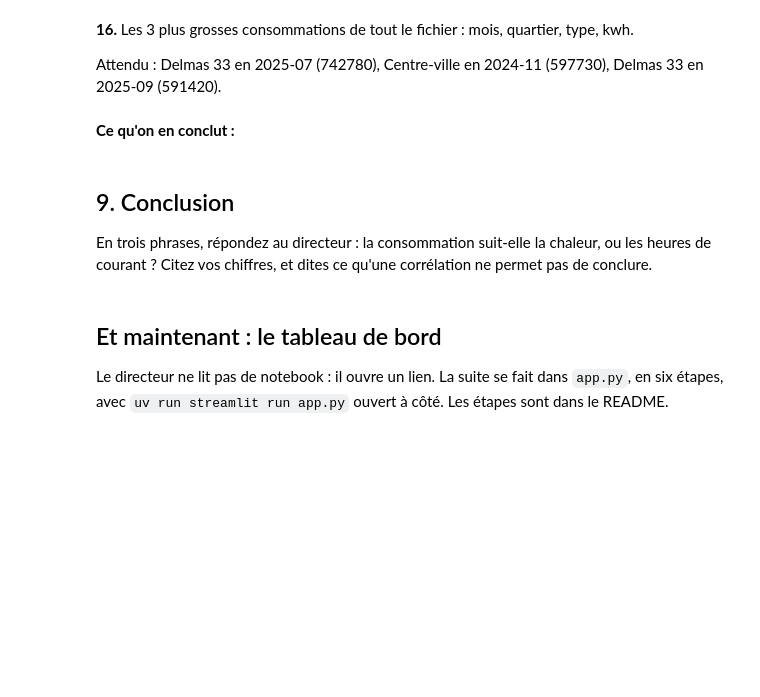
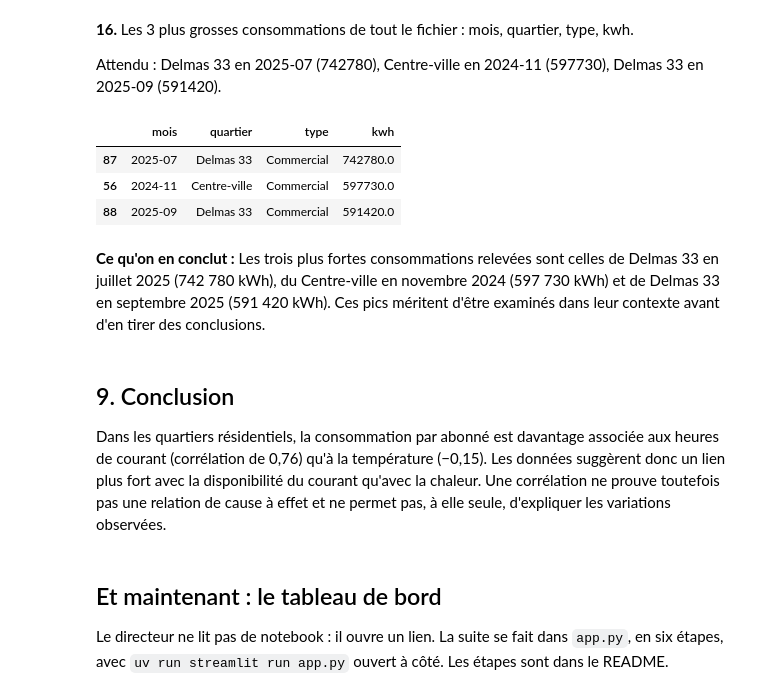
Before and after one commit to maxangelotnatoux/exercice-electricite, a Jupyter notebook: exploration.ipynb, the cells around one changed output. Saved outputs shown, nothing was run; the diff lists cells and outputs as text; code cells hidden in the pictures; blank space fills up the shorter version.

```diff
--- a/exploration.ipynb
+++ b/exploration.ipynb
@@ -271,12 +416,22 @@ Attendu : médiane de 10.0 heures à Cap-Haïtien, entre 11.6 et 11.9 ailleurs ;
 **16.** Les 3 plus grosses consommations de tout le fichier : mois, quartier, type, kwh.
 
 Attendu : Delmas 33 en 2025-07 (742780), Centre-ville en 2024-11 (597730), Delmas 33 en 2025-09 (591420).
+# %%
+plus_grosses_consommations = avec_meteo.nlargest(3, "kwh")[[
+    "mois", "quartier", "type", "kwh"
+]]
+display(plus_grosses_consommations)
+# %% [output]
+|  | mois | quartier | type | kwh |
+| 87 | 2025-07 | Delmas 33 | Commercial | 742780.0 |
+| 56 | 2024-11 | Centre-ville | Commercial | 597730.0 |
+| 88 | 2025-09 | Delmas 33 | Commercial | 591420.0 |
 # %% [markdown]
-**Ce qu'on en conclut :**
+**Ce qu'on en conclut :** Les trois plus fortes consommations relevées sont celles de Delmas 33 en juillet 2025 (742 780 kWh), du Centre-ville en novembre 2024 (597 730 kWh) et de Delmas 33 en septembre 2025 (591 420 kWh). Ces pics méritent d'être examinés dans leur contexte avant d'en tirer des conclusions.
 # %% [markdown]
 ## 9. Conclusion
 
-En trois phrases, répondez au directeur : la consommation suit-elle la chaleur, ou les heures de courant ? Citez vos chiffres, et dites ce qu'une corrélation ne permet pas de conclure.
+Dans les quartiers résidentiels, la consommation par abonné est davantage associée aux heures de courant (corrélation de 0,76) qu'à la température (−0,15). Les données suggèrent donc un lien plus fort avec la disponibilité du courant qu'avec la chaleur. Une corrélation ne prouve toutefois pas une relation de cause à effet et ne permet pas, à elle seule, d'expliquer les variations observées.
 # %% [markdown]
 ## Et maintenant : le tableau de bord
 
```
Also changed, not shown: parts of 8 cells of this notebook, 1 other file.
